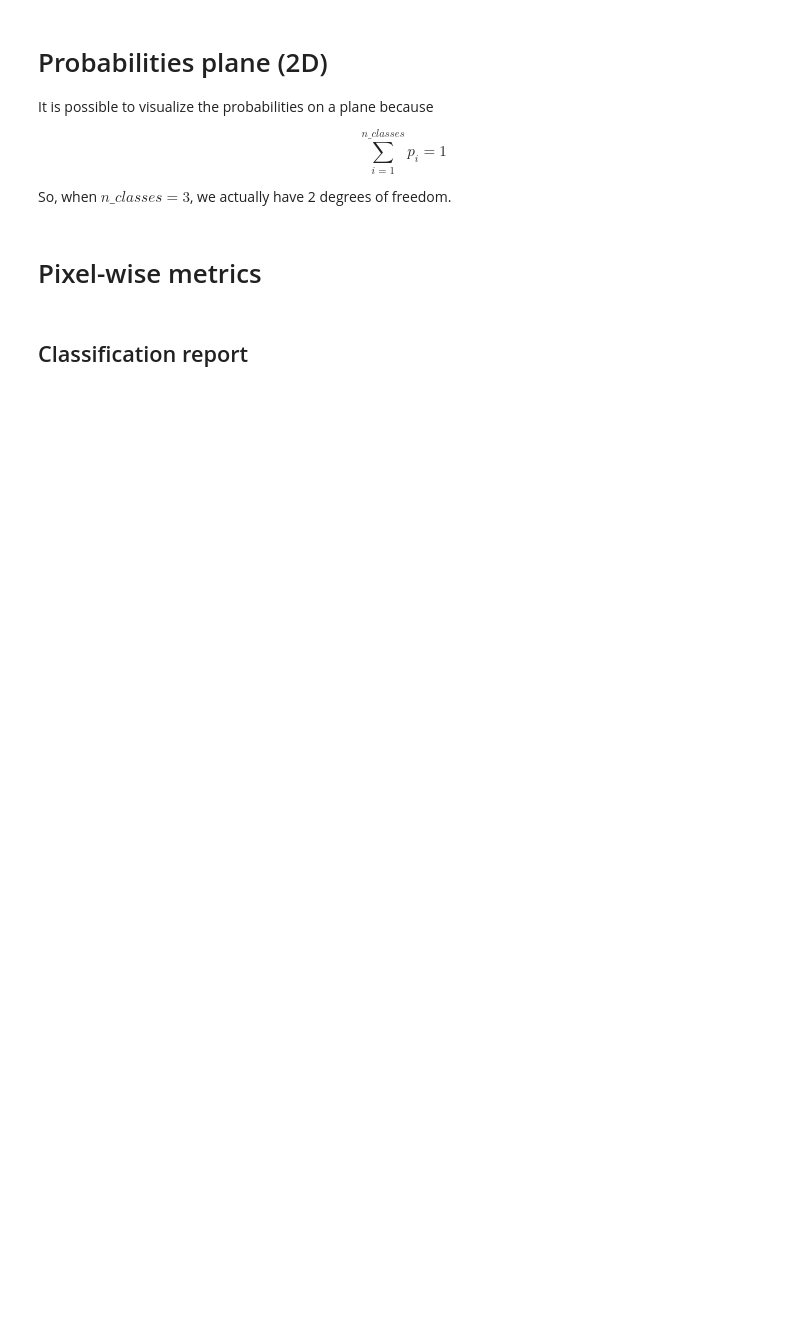
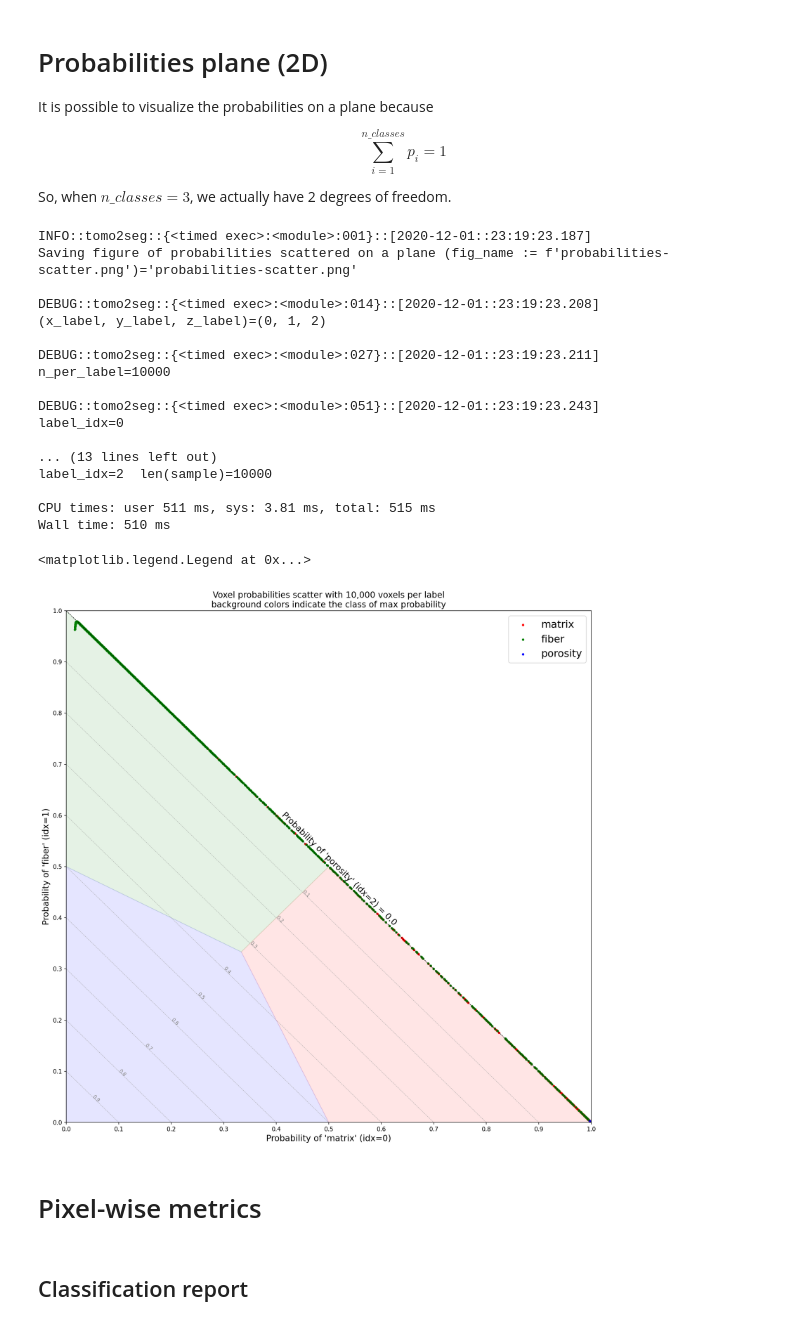
Before and after one commit to jpcbertoldo/tomo2seg, a Jupyter notebook: nbs/analyze-01.ipynb, the cells around one changed output. Cells and saved outputs as stored; diff of their text form; code cells hidden in the pictures; blank space fills up the shorter version.

```diff
--- a/nbs/analyze-01.ipynb
+++ b/nbs/analyze-01.ipynb
@@ -656,3 +682,7 @@ import matplotlib
+# %%
+random_state = np.random.RandomState(32)
+# %%
+probas_volume_reshaped = probas_volume.reshape(-1, 3)
 # %%
 %%time
 
@@ -692,43 +722,53 @@ ax.set_xticks(ticks)
 ax.set_yticks(ticks)
 
 ax.set_title(
     f"Voxel probabilities scatter with {humanize.intcomma(n_per_label)} voxels per label\n"
     "background colors indicate the class of max probability",
     fontsize='x-large'
 )
 ax.set_xlabel(f"Probability of '{labels_names[x_label]}' (idx={x_label})", fontsize='x-large')
 ax.set_ylabel(f"Probability of '{labels_names[y_label]}' (idx={y_label})", fontsize='x-large')
 
 for third_proba in ticks[1:-1]:
     ax.plot([0, third_proba], [third_proba, 0], c='gray', ls='-.', linewidth=.35)
     ax.text(third_proba / 2, third_proba / 2, f"{1. - third_proba:.1f}", c='gray', rotation=-45, rotation_mode='anchor', fontsize='small')
 ax.plot([0, 1], [1, 0], c='k', ls='--', linewidth=.75)
 ax.text((p := .4) + .01, 1 - p, f"Probability of '{labels_names[z_label]}' (idx={z_label}) = 0.0", c='k', rotation=-44.5, rotation_mode='anchor', fontsize='x-large')
 
 for label_idx, c, label_name in zip(labels_idx, colors, labels_names):
     logger.debug(f"{label_idx=}")
     sample = probas_volume_reshaped[labels_volume.ravel() == label_idx, :]
     idx = random_state.choice(
         np.arange(0, len(sample)), size=n_per_label, replace=False
     )
     sample = sample[idx, :]
     logger.debug(f"{label_idx=}  {len(sample)=}")
     ax.scatter(
         sample[:, x_label], sample[:, y_label],
         c=c, marker='.', label=label_name
     )
 
 ax.legend(loc='upper right', fontsize='xx-large')
-
-fig.savefig(
-    fname=estimation_volume.dir / fig_name,
-    dpi=dpi,
-    **figs_common_kwargs,
-    metadata={
-        "Title": f"vol={volume.fullname}::analysis::{fig_name}",
-        **figs_common_kwargs
-    }
-)
+# %% [output]
+INFO::tomo2seg::{<timed exec>:<module>:001}::[2020-12-01::23:19:23.187]
+Saving figure of probabilities scattered on a plane (fig_name := f'probabilities-scatter.png')='probabilities-scatter.png'
+
+DEBUG::tomo2seg::{<timed exec>:<module>:014}::[2020-12-01::23:19:23.208]
+(x_label, y_label, z_label)=(0, 1, 2)
+
+DEBUG::tomo2seg::{<timed exec>:<module>:027}::[2020-12-01::23:19:23.211]
+n_per_label=10000
+
+DEBUG::tomo2seg::{<timed exec>:<module>:051}::[2020-12-01::23:19:23.243]
+label_idx=0
+
+... (13 lines left out)
+label_idx=2  len(sample)=10000
+
+CPU times: user 511 ms, sys: 3.81 ms, total: 515 ms
+Wall time: 510 ms
+<matplotlib.legend.Legend at 0x...>
+[figure, added]
 # %%
 del probas_volume_reshaped
 # %% [markdown]
```
Also changed, not shown: parts of 57 cells of this notebook, 2 other files.
